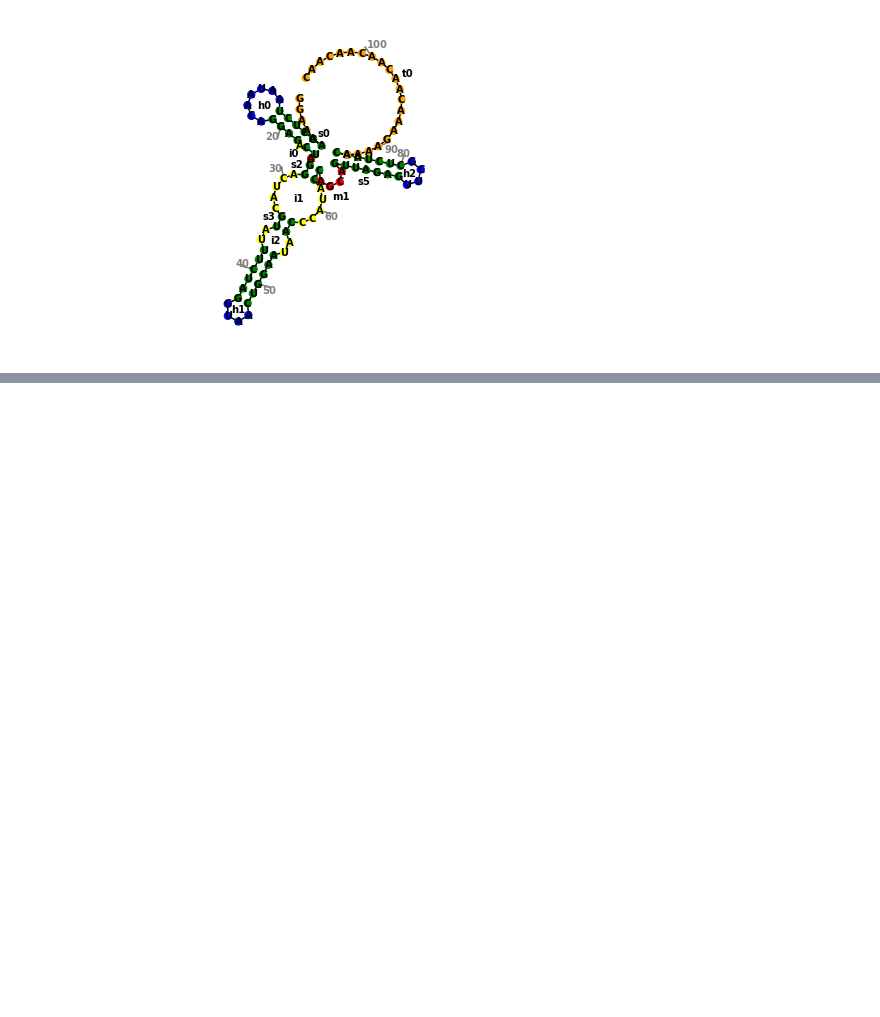
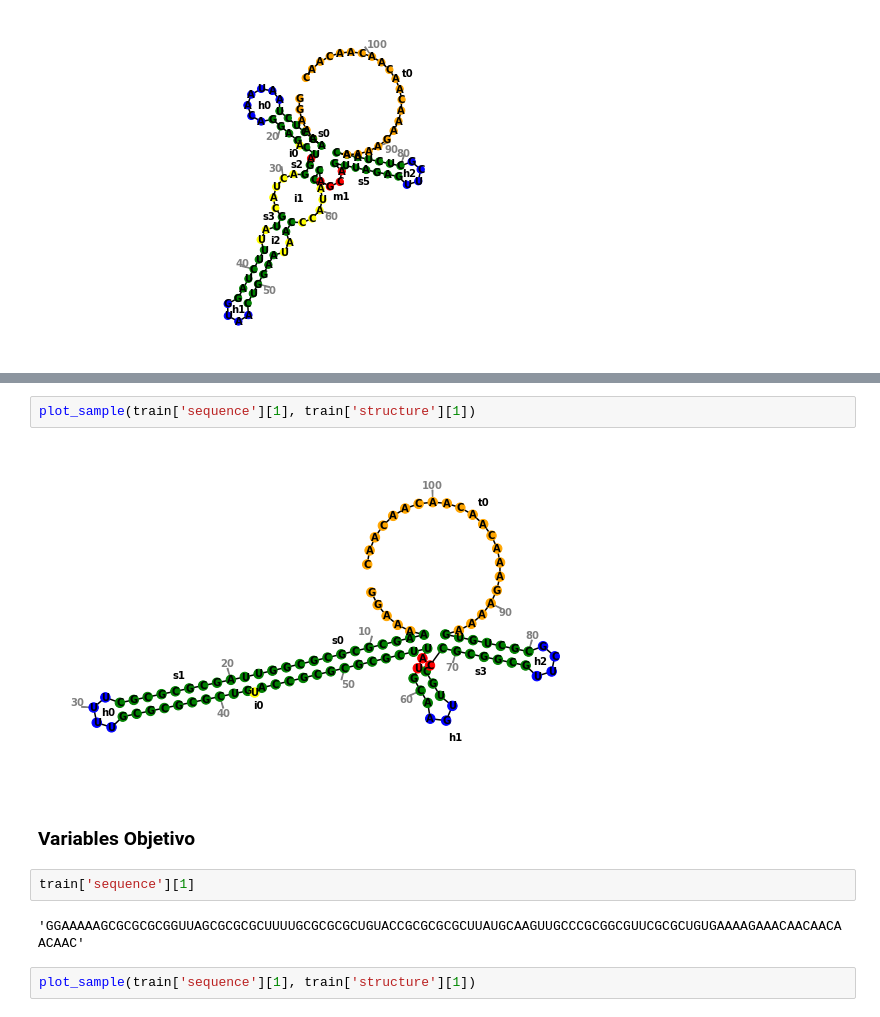
Before and after one commit to ErickDiaz/bioinformatics_python, a Jupyter notebook: covid/base_model.ipynb, the cells around one changed output, grey strips where cells are left out. Drawn from its saved outputs; the diff is of its cells as text; blank space fills up the shorter version.

```diff
--- a/covid/base_model.ipynb
+++ b/covid/base_model.ipynb
@@ -183,0 +206,12 @@ plot_sample(train['sequence'][0], train['structure'][0])
+# %%
+plot_sample(train['sequence'][1], train['structure'][1])
+# %% [output]
+[figure, added]
+# %% [markdown]
+### Variables Objetivo
+# %%
+train['sequence'][1]
+# %% [output]
+'GGAAAAAGCGCGCGCGGUUAGCGCGCGCUUUUGCGCGCGCUGUACCGCGCGCGCUUAUGCAAGUUGCCCGCGGCGUUCGCGCUGUGAAAAGAAACAACAACAACAAC'
+# %%
+plot_sample(train['sequence'][1], train['structure'][1])
```
Also changed, not shown: parts of 11 cells of this notebook.
